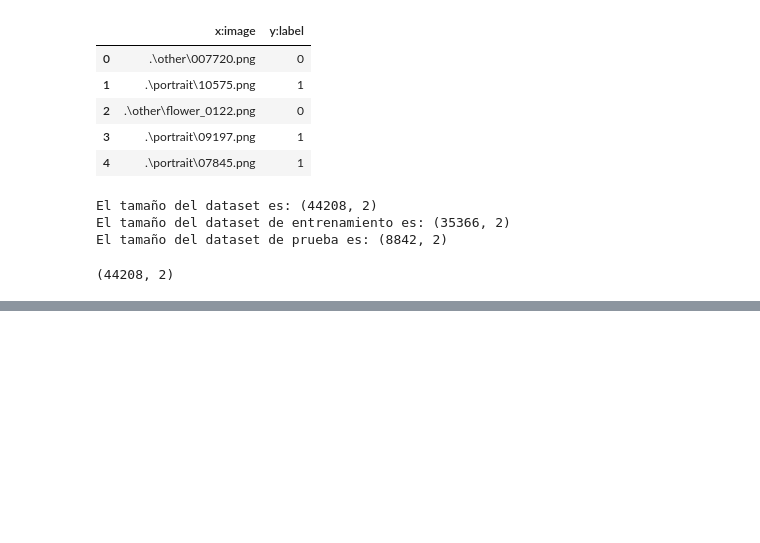
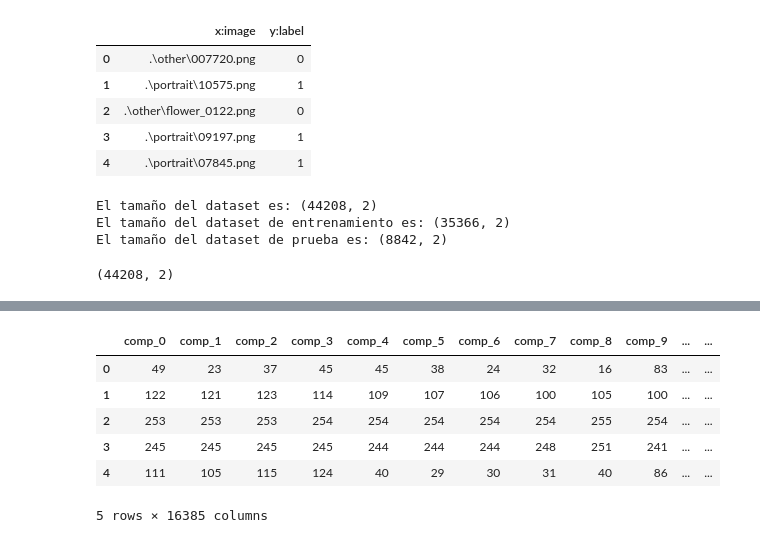
Before and after one commit to jhanvargas/comparacion-cnn-clasico-cuantico, a Jupyter notebook: python/jupyter_notebooks/exploracion_dataset.ipynb, the cells around one changed output, grey strips where cells are left out. Drawn from its saved outputs; the diff is of its cells as text; code cells hidden in the pictures; blank space fills up the shorter version.

```diff
--- a/python/jupyter_notebooks/exploracion_dataset.ipynb
+++ b/python/jupyter_notebooks/exploracion_dataset.ipynb
@@ -96,0 +105,10 @@ pixel_vectors = images_to_pixel_vectors(data['path'])
+# %%
+pixel_vectors.head()
+# %% [output]
+|  | comp_0 | comp_1 | comp_2 | comp_3 | comp_4 | comp_5 | comp_6 | comp_7 | comp_8 | comp_9 | ... | ... |
+| 0 | 49 | 23 | 37 | 45 | 45 | 38 | 24 | 32 | 16 | 83 | ... | ... |
+| 1 | 122 | 121 | 123 | 114 | 109 | 107 | 106 | 100 | 105 | 100 | ... | ... |
+| 2 | 253 | 253 | 253 | 254 | 254 | 254 | 254 | 254 | 255 | 254 | ... | ... |
+| 3 | 245 | 245 | 245 | 245 | 244 | 244 | 244 | 248 | 251 | 241 | ... | ... |
+| 4 | 111 | 105 | 115 | 124 | 40 | 29 | 30 | 31 | 40 | 86 | ... | ... |
+5 rows × 16385 columns
```
Also changed, not shown: parts of 15 cells of this notebook, 4 other files.
